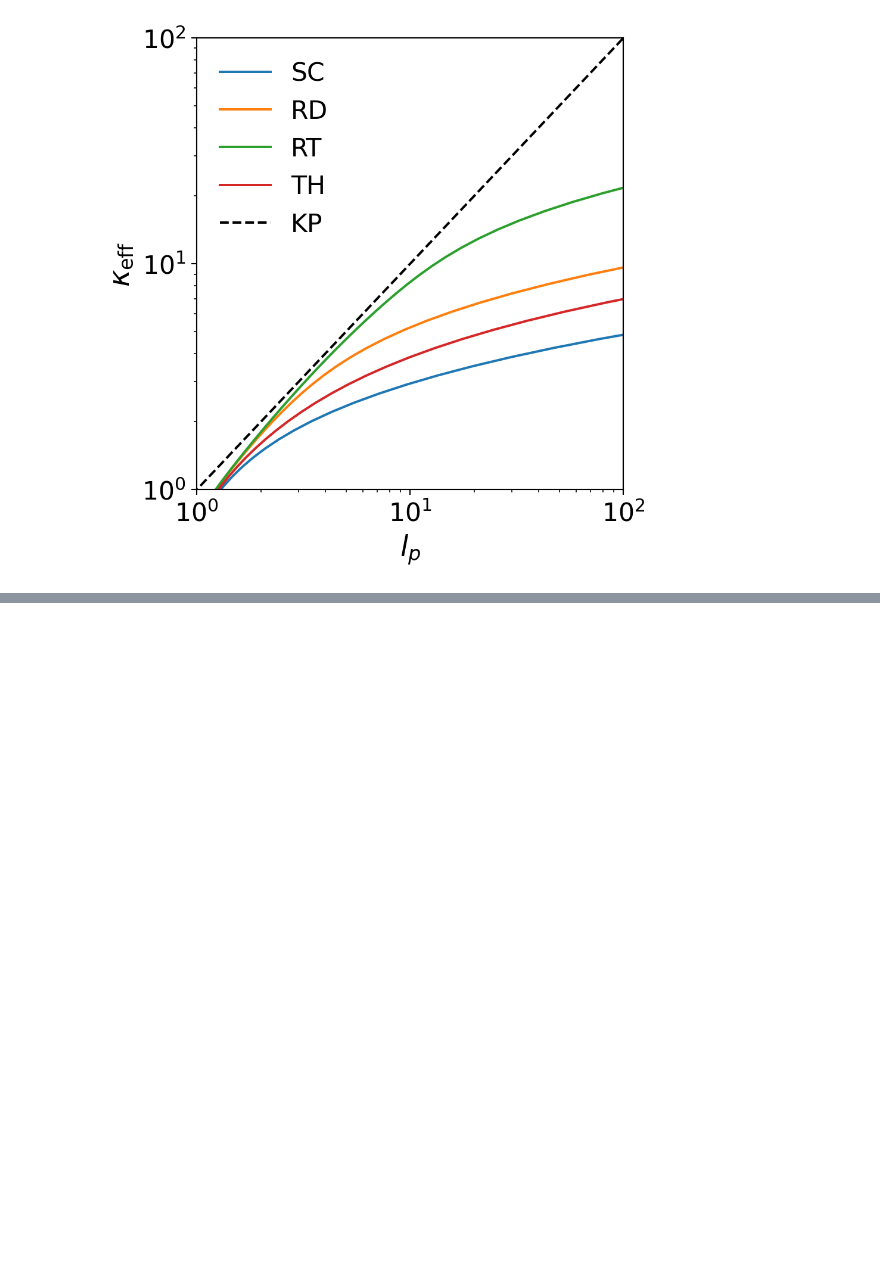
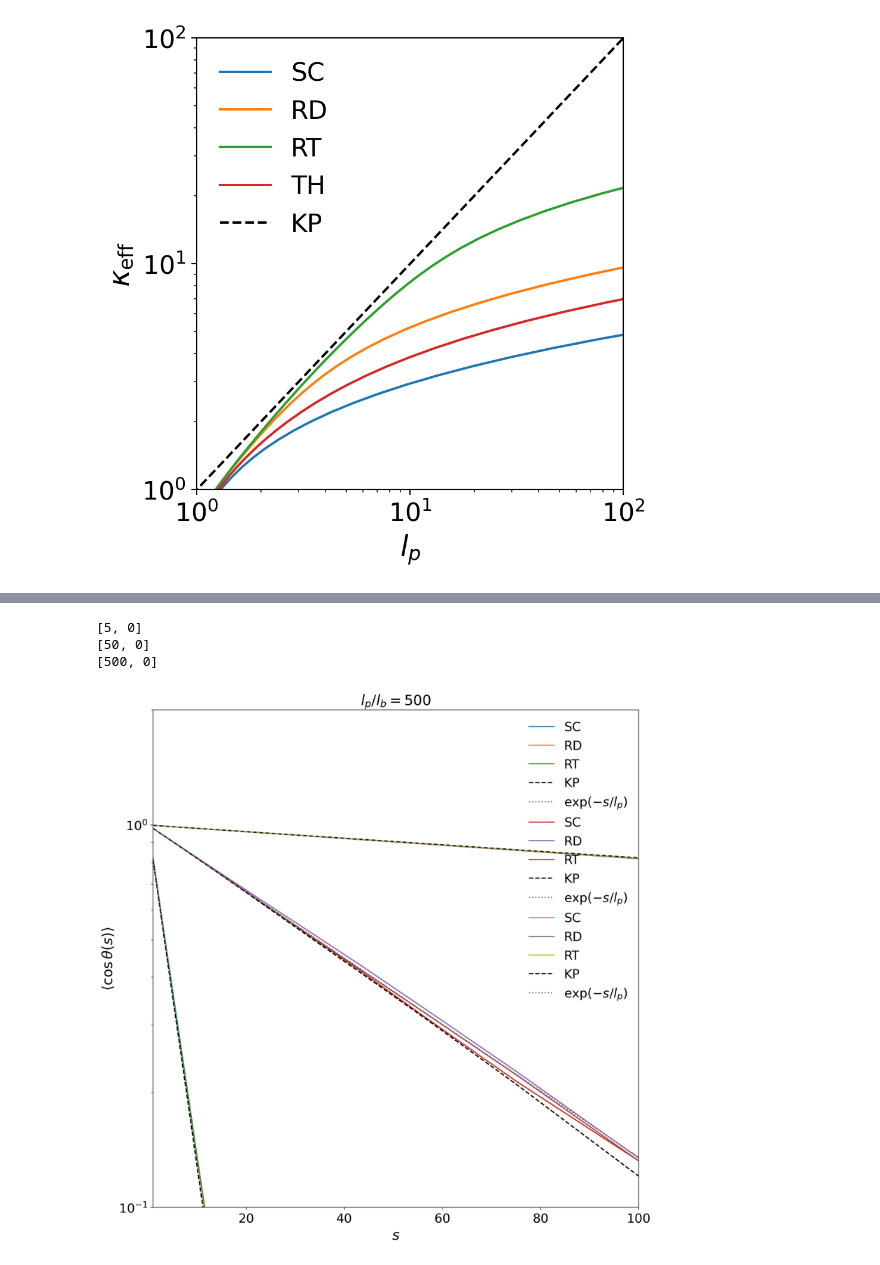
Before and after one commit to ch-tung/Catalan_MC, a Jupyter notebook: plot_effective_kappa.ipynb, the cells around one changed output, grey strips where cells are left out. Saved outputs shown, nothing was run; the diff lists cells and outputs as text; code cells hidden in the pictures; blank space fills up the shorter version.

```diff
--- a/plot_effective_kappa.ipynb
+++ b/plot_effective_kappa.ipynb
@@ -243,0 +264,7 @@ plt.tight_layout()
+# %%
+kappa_list = np.array([5,50,500])
+epsilon_list = [0]
+parameters_list = []
+for kappa in kappa_list:
+    for epsilon in epsilon_list:
+        parameters_list.append([kappa, epsilon])
@@ -243,0 +313,11 @@ plt.tight_layout()
+# %%
+corr_list_param = []
+d = np.ceil(10**(np.arange(64)/8)).astype('int')
+d = d[d<N_backbone]
+for j, params in enumerate(parameters_list):
+    kappa = params[0]
+    epsilon = params[1]
+    print(params)
+
+    corr_list_grid = eval_corr(kappa, epsilon, chain, n_sample = 64, n_merge = 1, rayleigh=True)
+    corr_list_param.append(corr_list_grid)
@@ -243,0 +340,29 @@ plt.tight_layout()
+# %%
+fig = plt.figure(figsize=(10, 10),dpi=192)
+ax = fig.add_subplot(1,1,1)
+for j, params in enumerate(parameters_list):
+    kappa = params[0]
+    epsilon = params[1]
+    print(params)
+
+
+    ax.set_title(r'$l_p/l_b = {}$'.format(kappa),fontsize=18)
+    for i, grid in enumerate(['SC','RD','RT']):
+        ax.plot(d,corr_list_param[j][i], label=grid)
+    ax.plot(d,corr_list_param[j][3], '--', label='KP', color='k')
+    ax.plot(d, np.exp(-d/kappa), ':', color='#666666', label=r'$\exp(-s/l_p)$')
+
+    # ax.set_xscale('log')
+    ax.set_yscale('log')
+    ax.legend(fontsize=16, frameon=False)
+    ax.set_xlim([1,100])
+    ax.set_ylim([1e-1,2])
+    ax.set_xlabel(r'$s$',fontsize=18)
+    ax.set_ylabel(r'$\langle \cos\theta(s) \rangle$',fontsize=18)
+    ax.tick_params(axis='both', which='major', labelsize=16)
+    plt.tight_layout()
+# %% [output]
+[5, 0]
+[50, 0]
+[500, 0]
+[figure, added]
```
Also changed, not shown: parts of 5 cells of this notebook.
